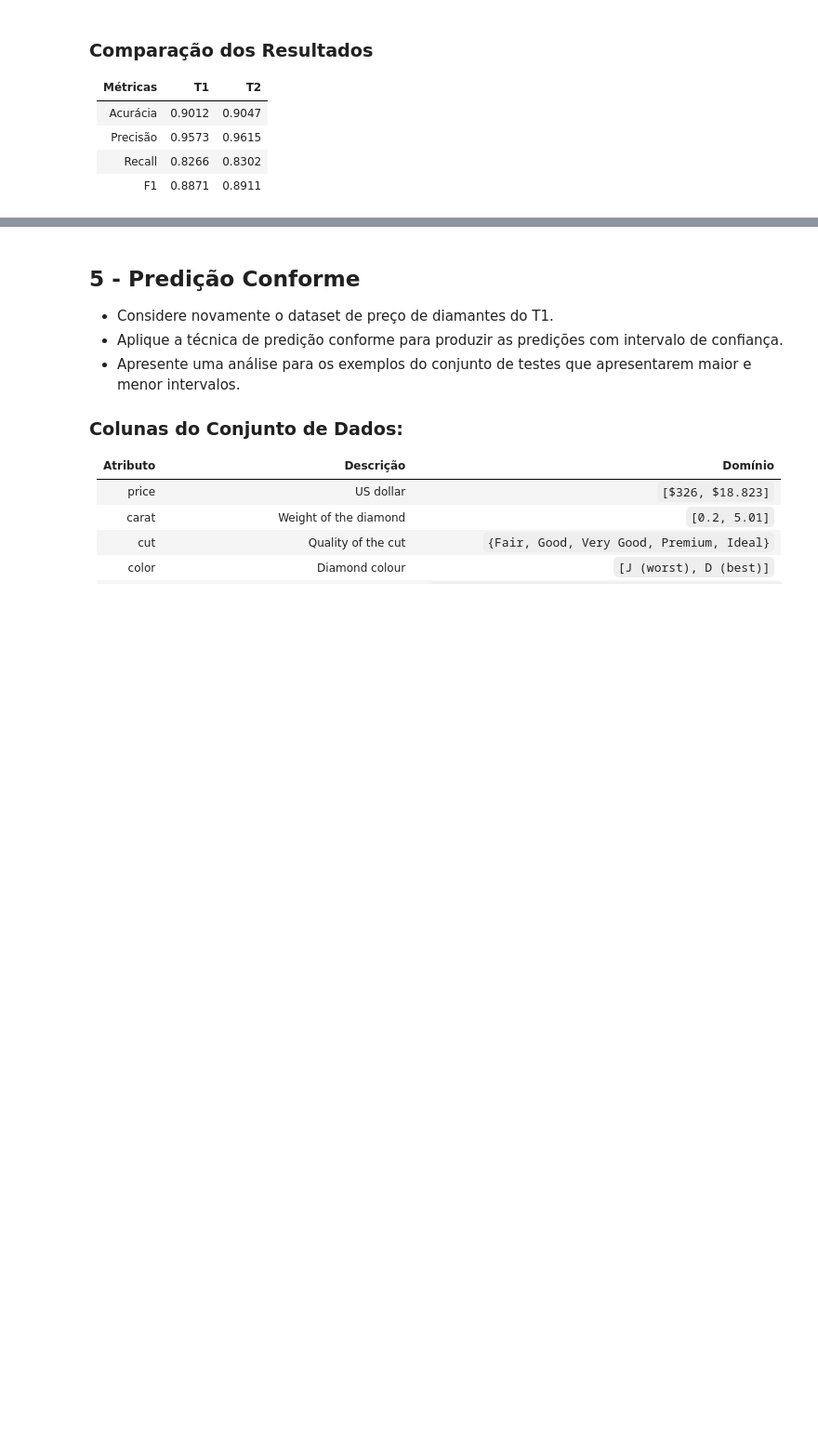
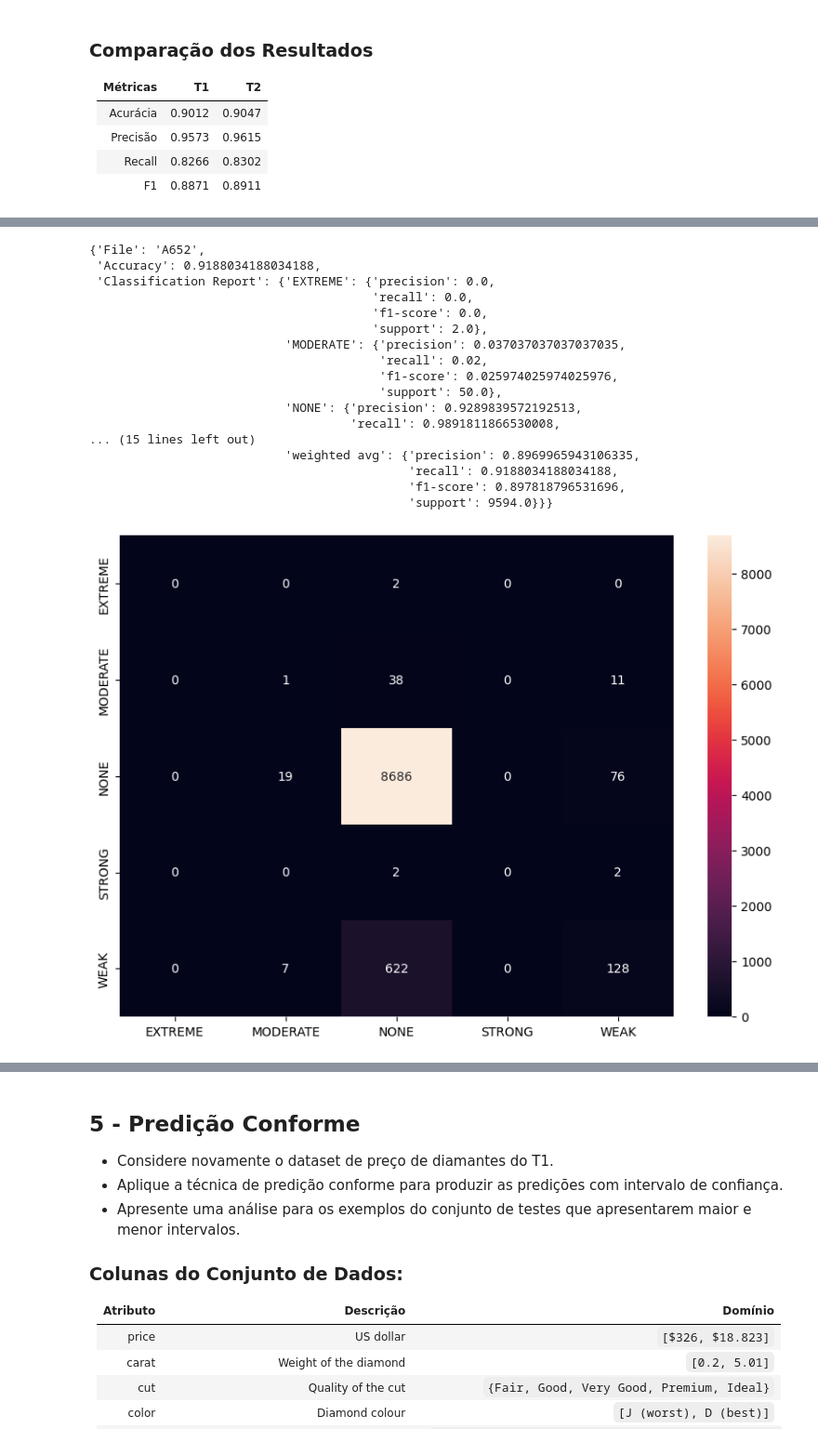
Before and after one commit to mmoura-dev/ppcic-ml, a Jupyter notebook: notebooks/AM_T2_MATHEUS_DOS_SANTOS_MOURA.ipynb, the cells around one changed output, grey strips where cells are left out. Shown at 93% size. Drawn from its saved outputs; the diff is of its cells as text; code cells hidden in the pictures; blank space fills up the shorter version.

```diff
--- a/notebooks/AM_T2_MATHEUS_DOS_SANTOS_MOURA.ipynb
+++ b/notebooks/AM_T2_MATHEUS_DOS_SANTOS_MOURA.ipynb
@@ -228,0 +428,21 @@ evaluate_model(q1_models[0], q1_scaled_X_test, q1_y_test)
+# %%
+q2_main("A652")
+# %% [output]
+{'File': 'A652',
+ 'Accuracy': 0.9188034188034188,
+ 'Classification Report': {'EXTREME': {'precision': 0.0,
+                                       'recall': 0.0,
+                                       'f1-score': 0.0,
+                                       'support': 2.0},
+                           'MODERATE': {'precision': 0.037037037037037035,
+                                        'recall': 0.02,
+                                        'f1-score': 0.025974025974025976,
+                                        'support': 50.0},
+                           'NONE': {'precision': 0.9289839572192513,
+                                    'recall': 0.9891811866530008,
+... (15 lines left out)
+                           'weighted avg': {'precision': 0.8969965943106335,
+                                            'recall': 0.9188034188034188,
+                                            'f1-score': 0.897818796531696,
+                                            'support': 9594.0}}}
+[figure, added]
```
Also changed, not shown: parts of 18 cells of this notebook.
